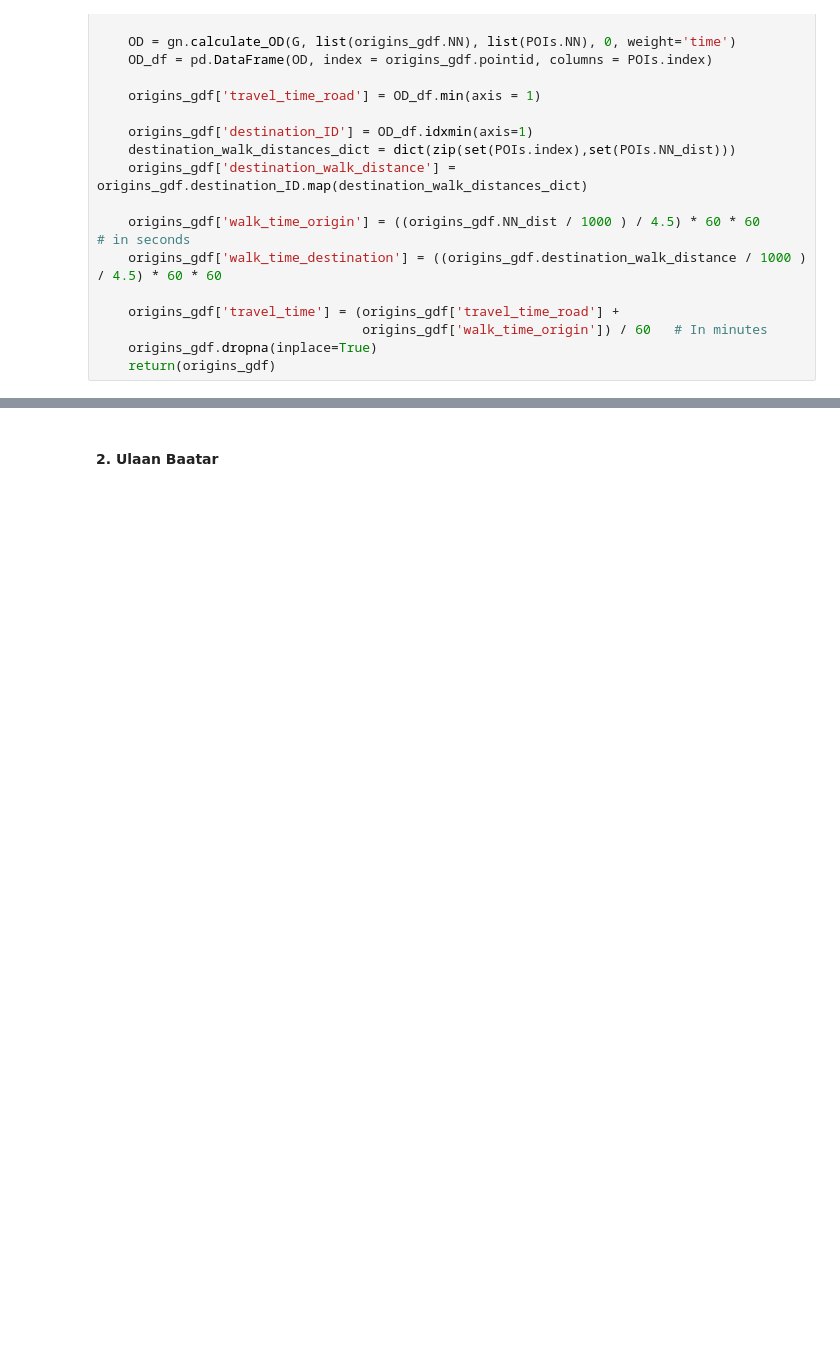
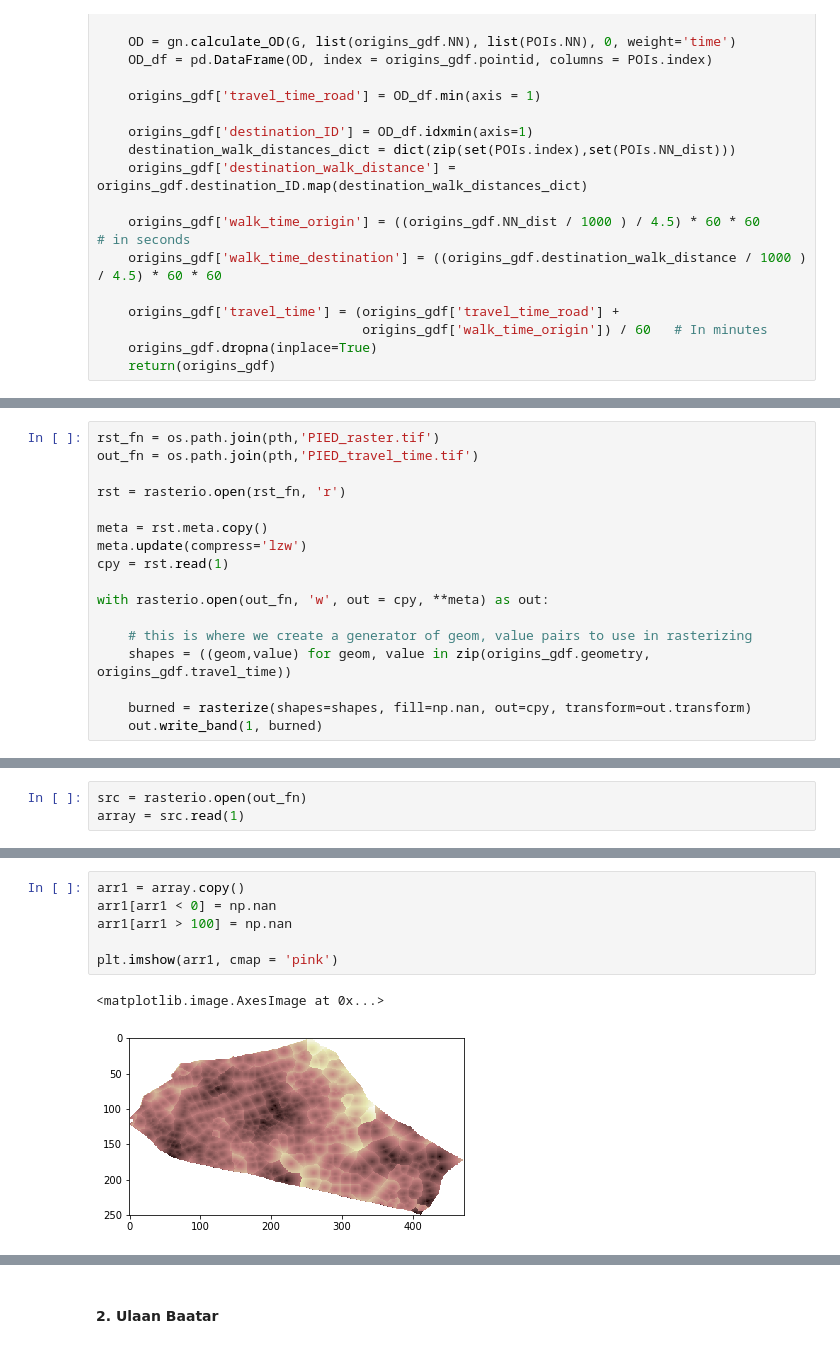
Before and after one commit to GFDRR/network_analysis, a Jupyter notebook: city_workflow_3.ipynb, the cells around one changed output, grey strips where cells are left out. Drawn from its saved outputs; the diff is of its cells as text; blank space fills up the shorter version.

```diff
--- a/city_workflow_3.ipynb
+++ b/city_workflow_3.ipynb
@@ -87,0 +124,17 @@ plt.title('Piedmont, California: Minutes travel to nearest amenity')
+# %%
+rst_fn = os.path.join(pth,'PIED_raster.tif')
+out_fn = os.path.join(pth,'PIED_travel_time.tif')
+
+rst = rasterio.open(rst_fn, 'r')
+
+meta = rst.meta.copy()
+meta.update(compress='lzw')
+cpy = rst.read(1)
+
+with rasterio.open(out_fn, 'w', out = cpy, **meta) as out:
+
+    # this is where we create a generator of geom, value pairs to use in rasterizing
+    shapes = ((geom,value) for geom, value in zip(origins_gdf.geometry, origins_gdf.travel_time))
+
+    burned = rasterize(shapes=shapes, fill=np.nan, out=cpy, transform=out.transform)
+    out.write_band(1, burned)
@@ -87,0 +146,3 @@ plt.title('Piedmont, California: Minutes travel to nearest amenity')
+# %%
+src = rasterio.open(out_fn)
+array = src.read(1)
@@ -87,0 +162,9 @@ plt.title('Piedmont, California: Minutes travel to nearest amenity')
+# %%
+arr1 = array.copy()
+arr1[arr1 < 0] = np.nan
+arr1[arr1 > 100] = np.nan
+
+plt.imshow(arr1, cmap = 'pink')
+# %% [output]
+<matplotlib.image.AxesImage at 0x...>
+[figure, added]
```
Also changed, not shown: parts of 35 cells of this notebook, 40 other files.
